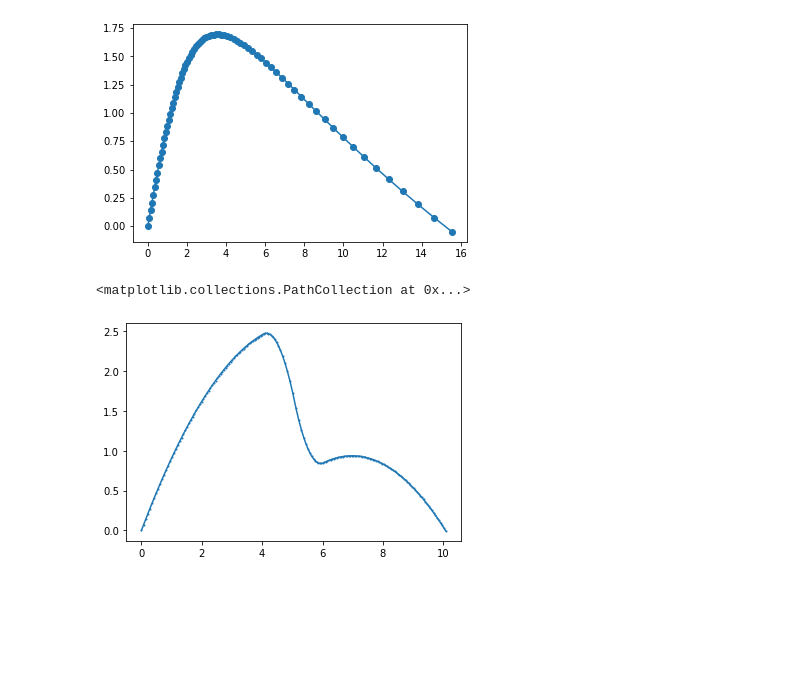
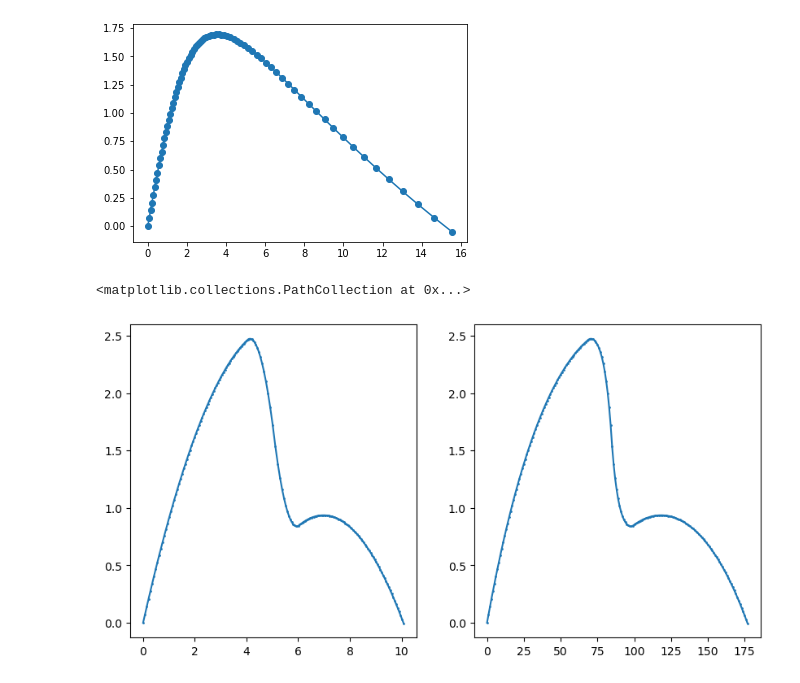
Before and after one commit to apoudel20/python-cbet, a Jupyter notebook: vector_field.ipynb, the cells around one changed output. Drawn from its saved outputs; the diff is of its cells as text; code cells hidden in the pictures; blank space fills up the shorter version.

```diff
--- a/vector_field.ipynb
+++ b/vector_field.ipynb
@@ -15,13 +15,13 @@ V = 1 + X - Y**2
 # initialize a vector at the middle of the vector field
 x0 = 0
 y0 = 0
-U0 = 1
+U0 = .5
 V0 = 1
 
 # store the trajectory of the vector until it reaches the boundary
 x_list = [x0]
 y_list = [y0]
-while True:
+for i in range(100):
     x0 += U0
     y0 += V0
     U0 = -1 - x0**2 + y0
@@ -34,13 +34,13 @@ while True:
 # initialize a vector at the middle of the vector field
 x0 = 0
 y0 = 0
-U0 = -1 - x0**2 + y0
-V0 = 1 + x0 - y0**2
+U0 = .5
+V0 = 1
 
 # store the trajectory of the vector until it reaches the boundary
 x_list_coarse = [x0]
 y_list_coarse = [y0]
-while True:
+for i in range(100):
     x0 += U0/2
     y0 += V0/2
     U0 = -1 - x0**2 + y0
@@ -53,13 +53,13 @@ while True:
 # initialize a vector at the middle of the vector field
 x0 = 0
 y0 = 0
-U0 = -1 - x0**2 + y0
-V0 = 1 + x0 - y0**2
+U0 = .5
+V0 = 1
 
 # store a finer trajectory of the vector where it's recalculated at 10 times the resolution
 x_list_fine = [x0]
 y_list_fine = [y0]
-while True:
+for i in range(100):
     x0 += U0/10
     y0 += V0/10
     U0 = -1 - x0**2 + y0
@@ -72,13 +72,13 @@ while True:
 # initialize a vector at the middle of the vector field
 x0 = 0
 y0 = 0
-U0 = -1 - x0**2 + y0
+U0 = .5 - x0**2 + y0
 V0 = 1 + x0 - y0**2
 
 # store a finer trajectory of the vector where it's recalculated at 100 times the resolution
 x_list_finer = [x0]
 y_list_finer = [y0]
-while True:
+for i in range(100):
     x0 += U0/100
     y0 += V0/100
     U0 = -1 - x0**2 + y0
@@ -182,35 +182,38 @@ dt = 0.01
 x_list = [x0]
 y_list = [y0]
 
 for i in range(1000):
 
 
     x0 += vx0*dt
     y0 += vy0*dt
 
     vx0 += ax0*dt
     vy0 += ay0*dt
 
     if x0 > 4 and x0 < 5:
         ay0 = -100
     elif x0 > 5 and x0 < 6:
         ay0 = 100
     else:
         ay0 = -9.8
 
     x_list.append(x0)
     y_list.append(y0)
 
     # smaller timestep for larger velocities
     dt = courant*np.sqrt(vx0**2 + vy0**2)
 
     if y0 < 0:
         break
 
-# plot the trajectory of the object
-fig, ax = plt.subplots()
-ax.plot(x_list, y_list)
-ax.scatter(x_list, y_list, s=1)
+# plot the trajectory of the object in two subplots
+fig, ax = plt.subplots(1, 2, figsize=(10, 5))
+ax[0].plot(x_list, y_list)
+ax[0].scatter(x_list, y_list, s=1)
+
+ax[1].plot(y_list)
+ax[1].scatter(range(len(y_list)), y_list, s=1)
 # %% [output]
 <matplotlib.collections.PathCollection at 0x...>
-[figure, old version]
+[figure, new version]
```
Also changed, not shown: parts of 9 cells of this notebook, 2 other files.
